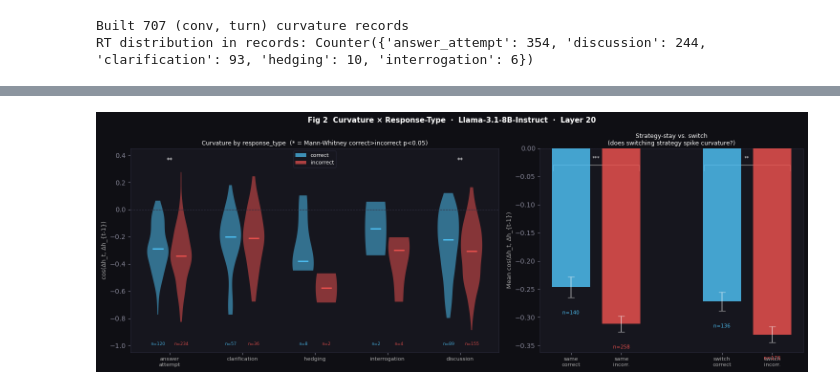
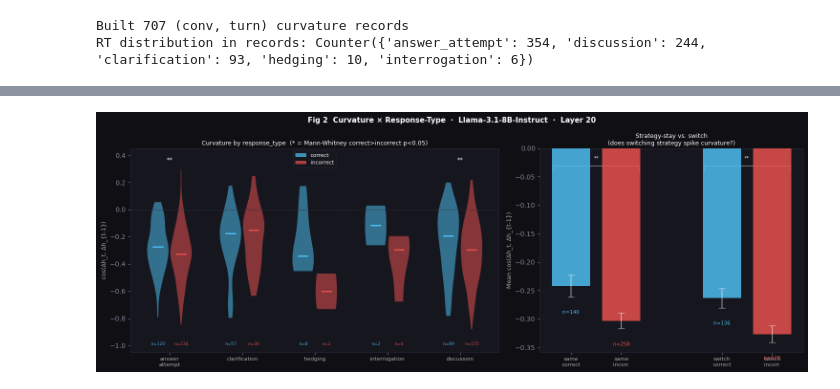
Before and after one commit to jliang0099/lost_in_conversation, a Jupyter notebook: conversation_analysis_PCA_v3.ipynb, the cells around one changed output, grey strips where cells are left out. Saved outputs shown, nothing was run; the diff lists cells and outputs as text; code cells hidden in the pictures.

```diff
--- a/conversation_analysis_PCA_v3.ipynb
+++ b/conversation_analysis_PCA_v3.ipynb
@@ -29,7 +29,7 @@ JSONL_PATH_ADD = Path(
 PT_SOURCES    = [PT_DIR, PT_DIR_ADD]
 JSONL_SOURCES = [JSONL_PATH, JSONL_PATH_ADD]
 LAYERS        = [12, 16, 20, 24, 28]
-FOCUS_LAYER_IDX = LAYERS.index(20)   # index used throughout
+FOCUS_LAYER_IDX = LAYERS.index(24)   # index used throughout
 
 ALL_TYPES = ["answer_attempt", "clarification", "refusal",
              "hedging", "interrogation", "discussion", "missing"]
@@ -692,29 +415,3 @@ print("RT distribution in records:", Counter(r["rt"] for r in records))
 # %% [output]
 Built 707 (conv, turn) curvature records
 RT distribution in records: Counter({'answer_attempt': 354, 'discussion': 244, 'clarification': 93, 'hedging': 10, 'interrogation': 6})
-# %%
-# ── Step 5: Build bigram transition stats ────────────────────────────────────
-# bigram_stats[(rt_t, rt_{t+1})] = {correct, total}
-# Used for transition matrix and path-sequence analysis.
-
-bigram_stats = defaultdict(lambda: {"correct": 0, "total": 0})
-
-for conv_id, rec in conv_records.items():
-    score   = score_map.get(conv_id)
-    if score is None: continue
-    turn_rt = turn_rt_map.get(conv_id, {})
-    turn_labels = sorted(
-        [k for k in rec["turns_hs"] if k.startswith("turn_")],
-        key=lambda l: int(l.split("_")[1])
-    )
-    if len(turn_labels) < 2: continue
-    idxs   = [int(l.split("_")[1]) for l in turn_labels]
-    rt_seq = [turn_rt.get(i, "missing") for i in idxs]
-    for a, b in zip(rt_seq, rt_seq[1:]):
-        bigram_stats[(a, b)]["total"]   += 1
-        bigram_stats[(a, b)]["correct"] += score
-
-print("Top 10 bigrams (rt[t] → rt[t+1]):")
-for (a, b), s in sorted(bigram_stats.items(), key=lambda x: -x[1]["total"])[:10]:
-    pct = 100 * s["correct"] / s["total"] if s["total"] else 0
-    print(f"  {a:20s} → {b:20s}  n={s['total']:4d}  correct={pct:.0f}%")
@@ -799,33 +484,33 @@ for lbl, key, clr, xpos in bar_defs:
     mu = np.mean(vals); se = np.std(vals)/np.sqrt(len(vals))
     ax.bar(xpos, mu, 0.38, color=clr, alpha=0.82,
            yerr=se, error_kw=dict(ecolor="#ffffff88", capsize=5), zorder=3)
     ax.text(xpos, mu-se-0.03, f"n={len(vals)}", ha="center", fontsize=7.5, color=clr)
 
 # Significance brackets
 for k1, k2, xs in [(("same",1),("same",0),(0.0,0.5)),
                     (("change",1),("change",0),(1.5,2.0))]:
     v1, v2 = groups[k1], groups[k2]
     if len(v1)>=5 and len(v2)>=5:
         _, p = mannwhitneyu(v1, v2, alternative="greater")
         star = "***" if p<0.001 else "**" if p<0.01 else "*" if p<0.05 else "n.s."
         mid  = sum(xs)/2
         ax.plot([xs[0]-0.18, xs[0]-0.18, xs[1]+0.18, xs[1]+0.18],
                 [-0.04, -0.03, -0.03, -0.04], lw=0.8, color="white", alpha=0.7)
         ax.text(mid, -0.02, star, ha="center", fontsize=7.5, color="white", alpha=0.9)
 
 ax.set_xticks([0.0, 0.5, 1.5, 2.0])
 ax.set_xticklabels(["same\ncorrect","same\nincorr.","switch\ncorrect","switch\nincorr."],
                    fontsize=8, color="#aaaaaa")
 ax.set_ylabel("Mean cos(Δh_t, Δh_{t-1})", color="#aaaaaa", fontsize=9)
 ax.set_title("Strategy-stay vs. switch\n(does switching strategy spike curvature?)",
              color="white", fontsize=9, pad=5)
 ax.axhline(0, color="#334", lw=0.8, ls="--")
 
 fig.suptitle("Fig 2  Curvature × Response-Type  ·  Llama-3.1-8B-Instruct  ·  Layer 20",
              color="white", fontsize=11, fontweight="bold")
 plt.tight_layout()
-plt.savefig("fig2_curvature_x_rt.png", dpi=150, bbox_inches="tight",
-            facecolor=fig.get_facecolor())
+# plt.savefig("fig2_curvature_x_rt.png", dpi=150, bbox_inches="tight",
+#             facecolor=fig.get_facecolor())
 plt.show()
 # %% [output]
-[figure, old version]
+[figure, new version]
```
Also changed, not shown: parts of 11 cells of this notebook, 4 other files.
